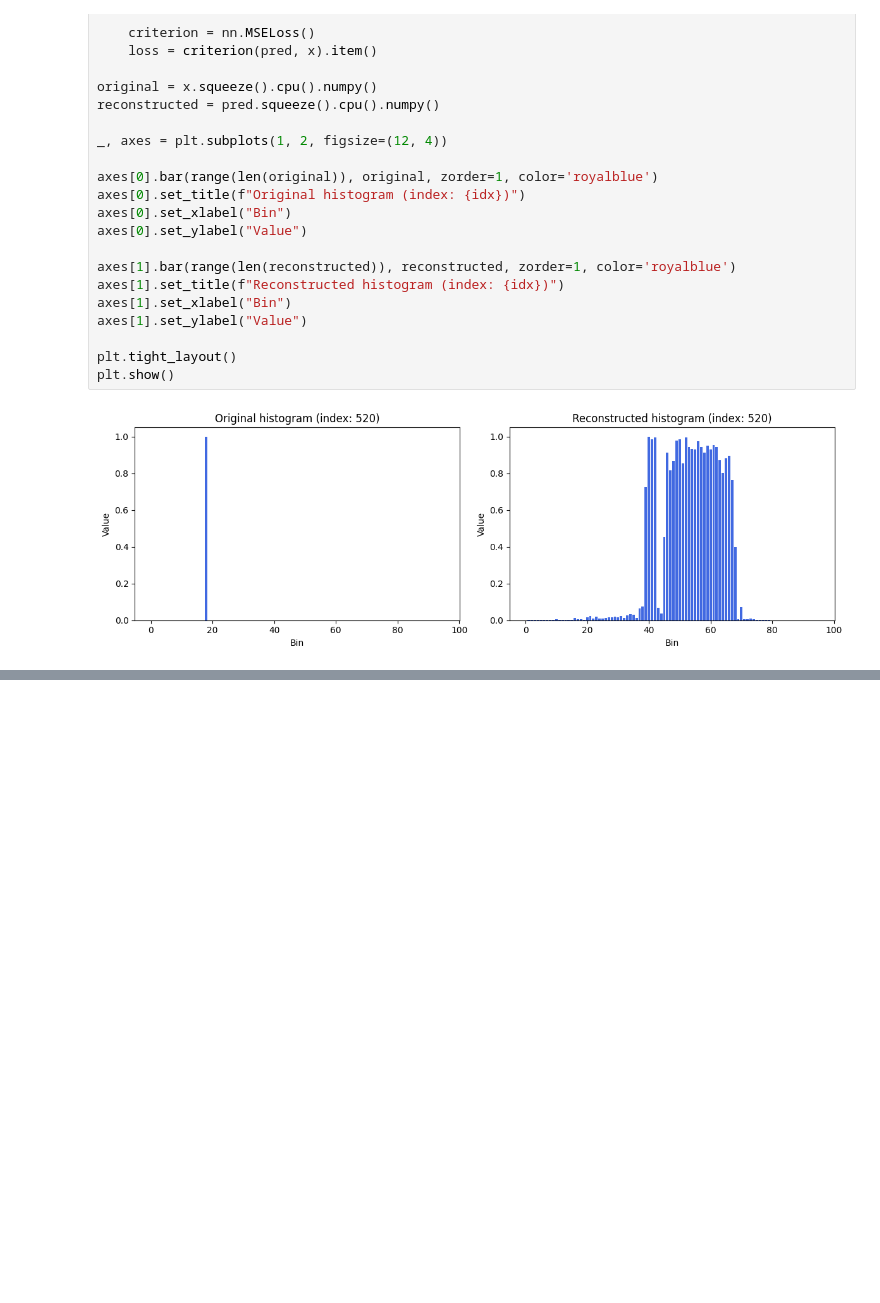
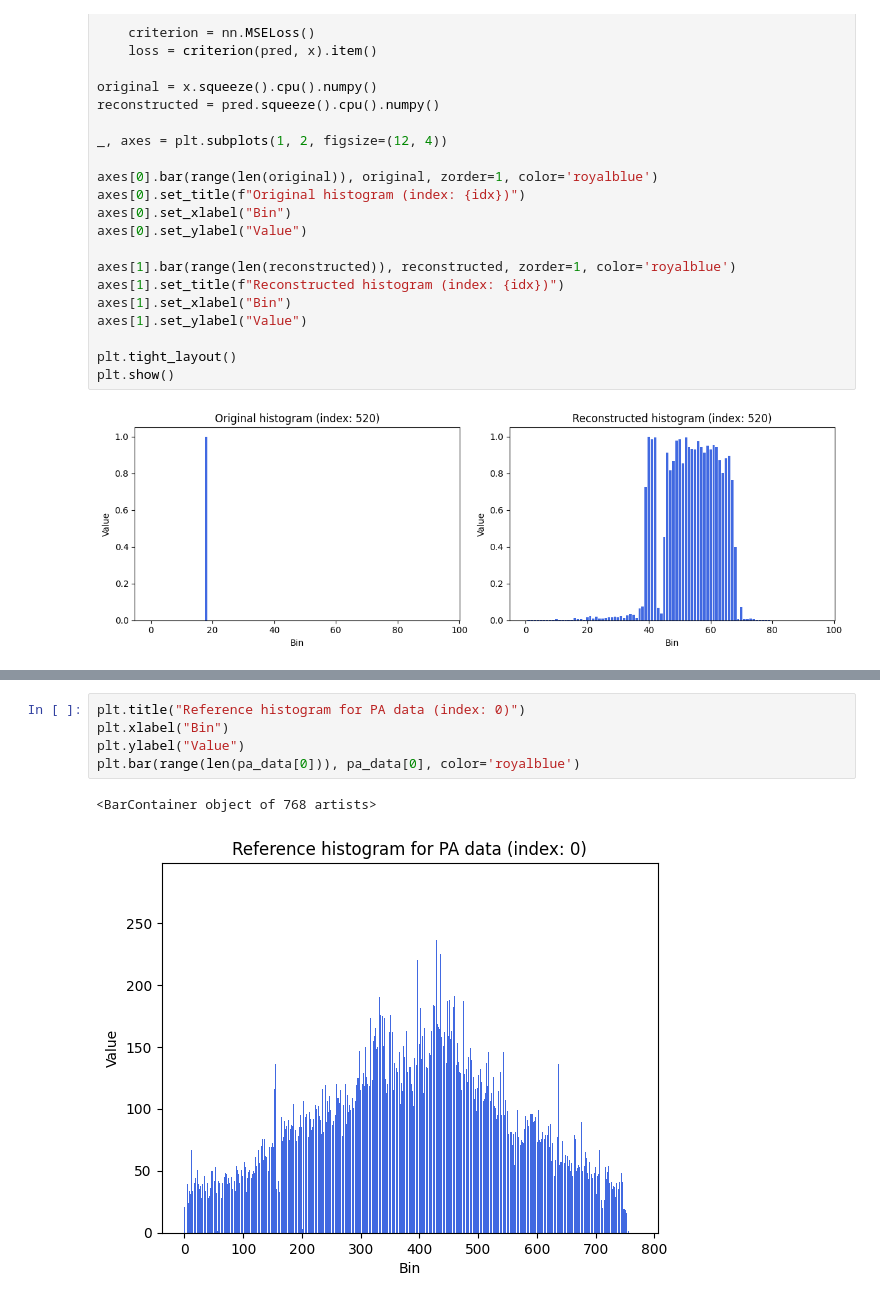
Before and after one commit to jHrdy/vyzkumak, a Jupyter notebook: src/anomaly_detection/utils/score_testing.ipynb, the cells around one changed output, grey strips where cells are left out. Saved outputs shown, nothing was run; the diff lists cells and outputs as text; blank space fills up the shorter version.

```diff
--- a/src/anomaly_detection/utils/score_testing.ipynb
+++ b/src/anomaly_detection/utils/score_testing.ipynb
@@ -130,0 +186,8 @@ TypeError: only length-1 arrays can be converted to Python scalars
+# %%
+plt.title("Reference histogram for PA data (index: 0)")
+plt.xlabel("Bin")
+plt.ylabel("Value")
+plt.bar(range(len(pa_data[0])), pa_data[0], color='royalblue')
+# %% [output]
+<BarContainer object of 768 artists>
+[figure, added]
```
Also changed, not shown: parts of 5 cells of this notebook, 6 other files.
